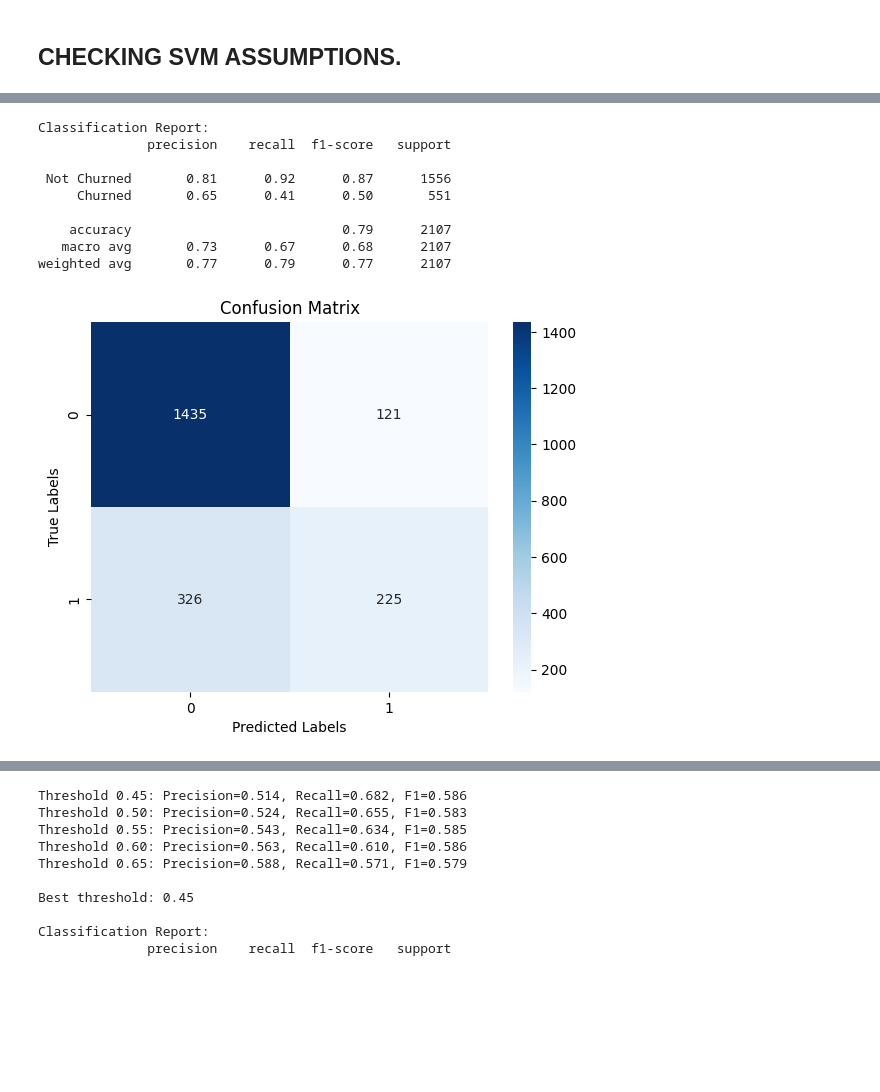
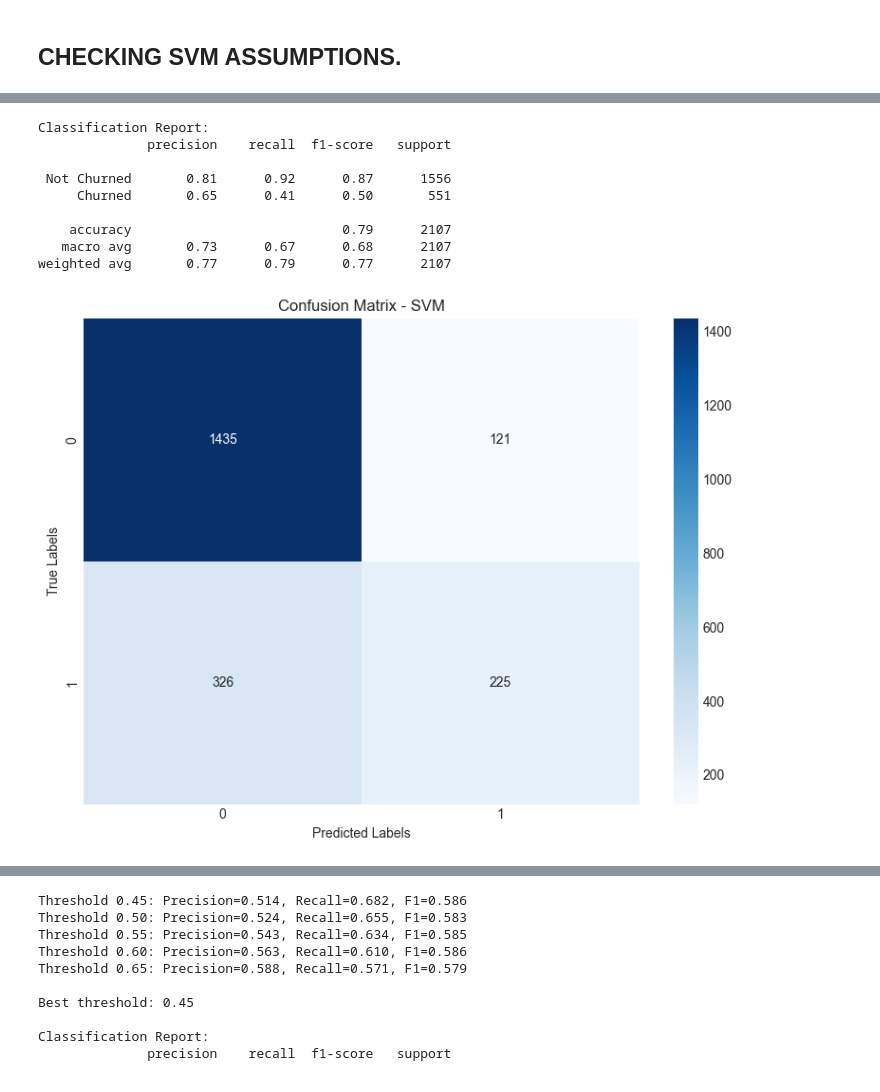
Before and after one commit to arnenyeck06/keystonedata-customer-clv-project, a Jupyter notebook: notebooks/Customer_churn_analysis.ipynb, the cells around one changed output, grey strips where cells are left out. Drawn from its saved outputs; the diff is of its cells as text; code cells hidden in the pictures; blank space fills up the shorter version.

```diff
--- a/notebooks/Customer_churn_analysis.ipynb
+++ b/notebooks/Customer_churn_analysis.ipynb
@@ -467,8 +506,15 @@ plt.show()
 # %%
-## Checking for outliers
+
+# Checking for outliers
 numeric_df = df.select_dtypes(include=['float64', 'int64'])
-plt.figure(figsize=(10, 20))
-sns.boxplot(data=numeric_df, orient='h')
+
+plt.style.use('seaborn-v0_8-darkgrid')
+fig, ax = plt.subplots(figsize=(10, 20))
+
+sns.boxplot(data=numeric_df, orient='h', ax=ax)
+
+ax.set_title('Outlier Check - Numeric Features')
+ax.set_xlabel('Value')
 plt.tight_layout()
 plt.show()
 # %% [output]
@@ -476,43 +522,98 @@ plt.show()
 # %%
+
 svmX = df.drop('churn', axis=1).select_dtypes(include=np.number)
 svmy = df['churn']
 
-svmX_train, svmX_test, svmy_train, svmy_test = train_test_split(svmX, svmy, test_size=0.3, random_state=42)
+svmX_train, svmX_test, svmy_train, svmy_test = train_test_split(
+    svmX, svmy, test_size=0.3, random_state=42
+)
 
-#feature scalling
+# Feature scaling
 scaler = StandardScaler()
 svmX_train_scaled = scaler.fit_transform(svmX_train)
 svmX_test_scaled  = scaler.transform(svmX_test)
 
 # SVM model
 svm_model = SVC(kernel="rbf", C=1.0, gamma="scale", probability=True)
-# Fit the model
 svm_model.fit(svmX_train_scaled, svmy_train)
 
-#Predict
+# Predict
 svmy_pred = svm_model.predict(svmX_test_scaled)
-
 
 print("\nClassification Report:")
 print(classification_report(svmy_test, svmy_pred, target_names=['Not Churned', 'Churned']))
 
-#Calculate the confusion matrix
+# Confusion Matrix
+plt.style.use('seaborn-v0_8-darkgrid')
+fig, ax = plt.subplots(figsize=(8, 6))
+
 cm = confusion_matrix(svmy_test, svmy_pred)
+sns.heatmap(cm, annot=True, fmt='d', cmap='Blues', ax=ax)
 
-# Visualize the confusion matrix using seaborn
-sns.heatmap(cm, annot=True, fmt='d', cmap='Blues')
-plt.xlabel('Predicted Labels')
-plt.ylabel('True Labels')
-plt.title('Confusion Matrix')
+ax.set_xlabel('Predicted Labels')
+ax.set_ylabel('True Labels')
+ax.set_title('Confusion Matrix - SVM')
+plt.tight_layout()
 plt.show()
+
+# Validation curve for SVM
+from sklearn.model_selection import validation_curve
+
+param_range = [0.01, 0.1, 0.5, 1.0, 5.0, 10.0, 50.0]
+
+train_scores, val_scores = validation_curve(
+    SVC(kernel="rbf", gamma="scale", probability=True),
+    svmX_train_scaled, svmy_train,
+    param_name="C",
+    param_range=param_range,
+    cv=5,
+    scoring="roc_auc",
+    n_jobs=-1
+)
+
+# Means and stds
+train_mean = np.mean(train_scores, axis=1)
+train_std = np.std(train_scores, axis=1)
+val_mean = np.mean(val_scores, axis=1)
+val_std = np.std(val_scores, axis=1)
+
+# Best param
+best_idx = np.argmax(val_mean)
+best_c = param_range[best_idx]
+best_auc = val_mean[best_idx]
+
+# Plot
+plt.style.use('seaborn-v0_8-darkgrid')
+fig, ax = plt.subplots(figsize=(10, 6))
+
+ax.plot(param_range, train_mean, 'b-o', label='Training score')
+ax.fill_between(param_range, train_mean - train_std,
+                train_mean + train_std, alpha=0.2, color='blue')
+
+ax.plot(param_range, val_mean, 'g-o', label='Validation score')
+ax.fill_between(param_range, val_mean - val_std,
+                val_mean + val_std, alpha=0.2, color='green')
+
+ax.axvline(x=best_c, color='red', linestyle='--',
+           label=f'Optimal C={best_c} (AUC={best_auc:.3f})')
+
+ax.set_title('Validation Curve - SVM')
+ax.set_xlabel('C')
+ax.set_ylabel('ROC AUC Score')
+ax.legend(loc='lower right')
+plt.tight_layout()
+plt.show()
+
+print(f"Optimal C: {best_c}")
+print(f"Best Validation AUC: {best_auc:.4f}")
 # %% [output]
 Classification Report:
               precision    recall  f1-score   support
 
  Not Churned       0.81      0.92      0.87      1556
      Churned       0.65      0.41      0.50       551
 
     accuracy                           0.79      2107
    macro avg       0.73      0.67      0.68      2107
 weighted avg       0.77      0.79      0.77      2107
-[figure, old version]
+[figure, new version]
```
Also changed, not shown: parts of 7 cells of this notebook.
